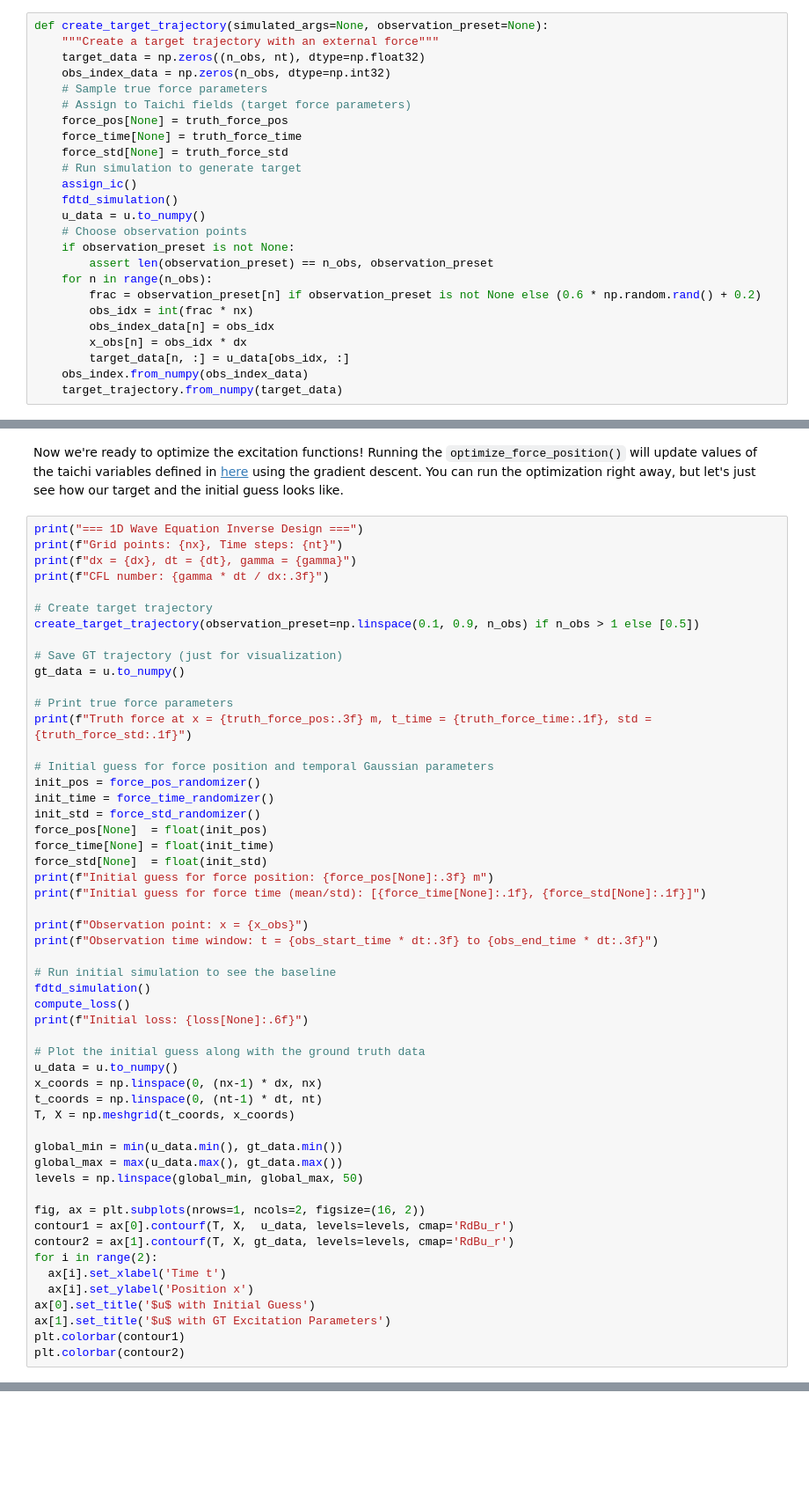
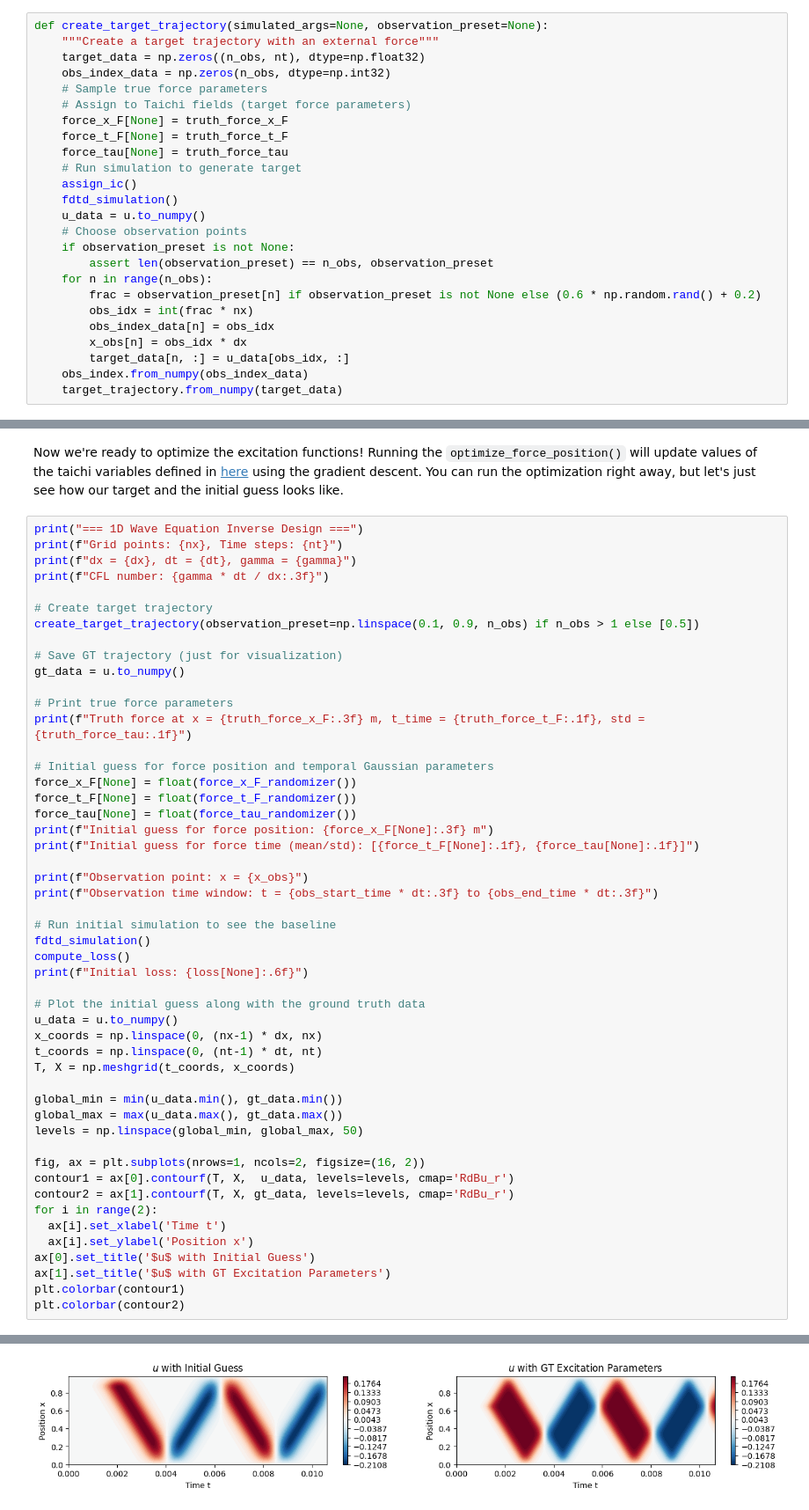
Before and after one commit to ismir-physical-modeling/tutorial-notebooks, a Jupyter notebook: part4/forced_string_1d.ipynb, the cells around one changed output, grey strips where cells are left out. Shown at 88% size. Saved outputs shown, nothing was run; the diff lists cells and outputs as text; blank space fills up the shorter version.

```diff
--- a/part4/forced_string_1d.ipynb
+++ b/part4/forced_string_1d.ipynb
@@ -250,9 +264,9 @@ def create_target_trajectory(simulated_args=None, observation_preset=None):
     obs_index_data = np.zeros(n_obs, dtype=np.int32)
     # Sample true force parameters
     # Assign to Taichi fields (target force parameters)
-    force_pos[None] = truth_force_pos
-    force_time[None] = truth_force_time
-    force_std[None] = truth_force_std
+    force_x_F[None] = truth_force_x_F
+    force_t_F[None] = truth_force_t_F
+    force_tau[None] = truth_force_tau
     # Run simulation to generate target
     assign_ic()
     fdtd_simulation()
@@ -469,17 +479,14 @@ create_target_trajectory(observation_preset=np.linspace(0.1, 0.9, n_obs) if n_ob
 gt_data = u.to_numpy()
 
 # Print true force parameters
-print(f"Truth force at x = {truth_force_pos:.3f} m, t_time = {truth_force_time:.1f}, std = {truth_force_std:.1f}")
+print(f"Truth force at x = {truth_force_x_F:.3f} m, t_time = {truth_force_t_F:.1f}, std = {truth_force_tau:.1f}")
 
 # Initial guess for force position and temporal Gaussian parameters
-init_pos = force_pos_randomizer()
-init_time = force_time_randomizer()
-init_std = force_std_randomizer()
-force_pos[None]  = float(init_pos)
-force_time[None] = float(init_time)
-force_std[None]  = float(init_std)
-print(f"Initial guess for force position: {force_pos[None]:.3f} m")
-print(f"Initial guess for force time (mean/std): [{force_time[None]:.1f}, {force_std[None]:.1f}]")
+force_x_F[None] = float(force_x_F_randomizer())
+force_t_F[None] = float(force_t_F_randomizer())
+force_tau[None] = float(force_tau_randomizer())
+print(f"Initial guess for force position: {force_x_F[None]:.3f} m")
+print(f"Initial guess for force time (mean/std): [{force_t_F[None]:.1f}, {force_tau[None]:.1f}]")
 
 print(f"Observation point: x = {x_obs}")
 print(f"Observation time window: t = {obs_start_time * dt:.3f} to {obs_end_time * dt:.3f}")
@@ -509,3 +516,4 @@ ax[0].set_title('$u$ with Initial Guess')
 ax[1].set_title('$u$ with GT Excitation Parameters')
 plt.colorbar(contour1)
 plt.colorbar(contour2)
+# %% [output]
@@ -512,3 +531,4 @@ plt.colorbar(contour2)
+[figure, added]
 # %%
 optimize_force_position()
 visualize_results(is_final=True, global_minmax=(global_min, global_max))
```
Also changed, not shown: parts of 15 cells of this notebook.
